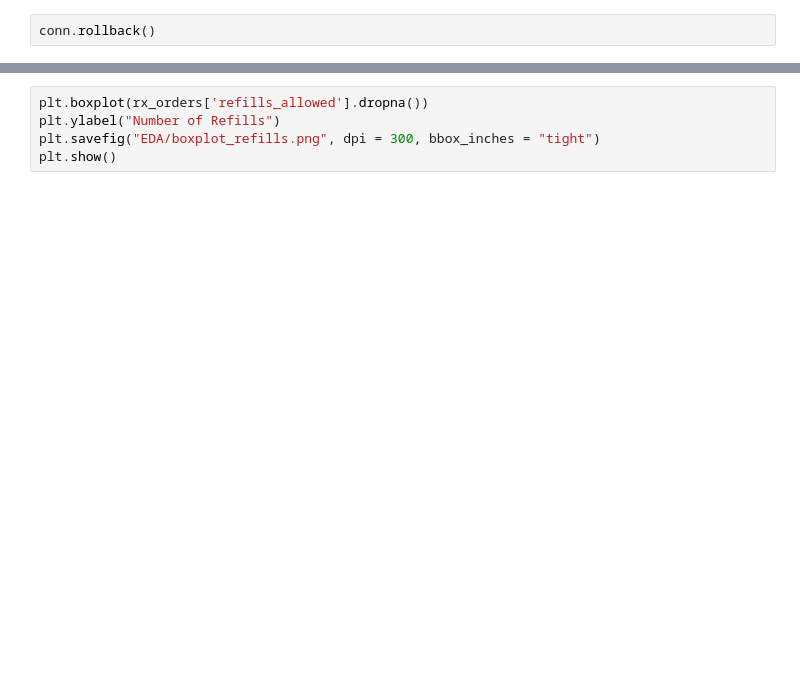
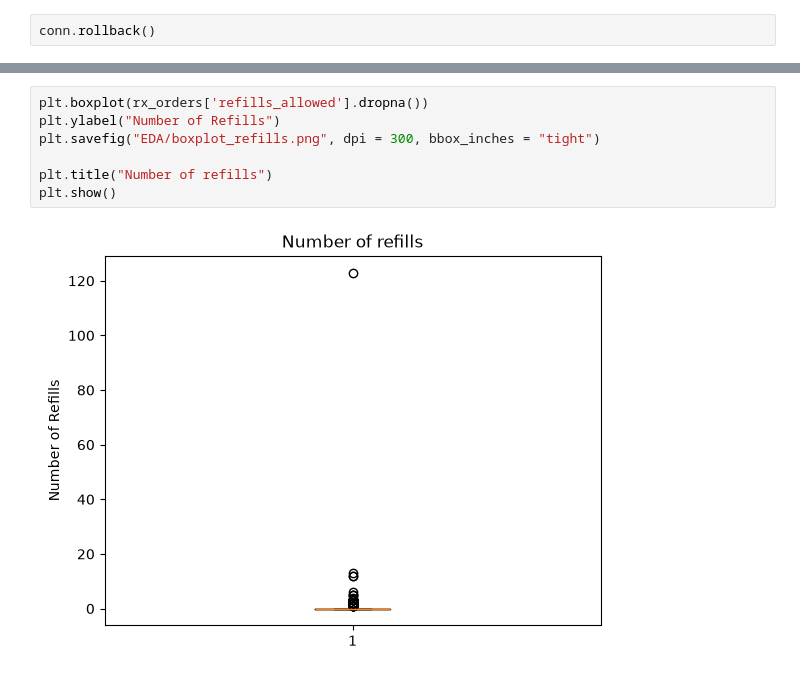
Before and after one commit to BlueMarginalist/DIIG-F26-Adyn, a Jupyter notebook: morgan/prescription_journey.ipynb, the cells around one changed output, grey strips where cells are left out. Drawn from its saved outputs; the diff is of its cells as text; blank space fills up the shorter version.

```diff
--- a/morgan/prescription_journey.ipynb
+++ b/morgan/prescription_journey.ipynb
@@ -123,7 +451,11 @@ print(max(rx_orders['refills_allowed']))
 # %%
 plt.boxplot(rx_orders['refills_allowed'].dropna())
 plt.ylabel("Number of Refills")
 plt.savefig("EDA/boxplot_refills.png", dpi = 300, bbox_inches = "tight")
+
+plt.title("Number of refills")
 plt.show()
+# %% [output]
+[figure, added]
 # %%
 rx_orders['quantity'].head()
```
Also changed, not shown: parts of 32 cells of this notebook, 1 other file.
